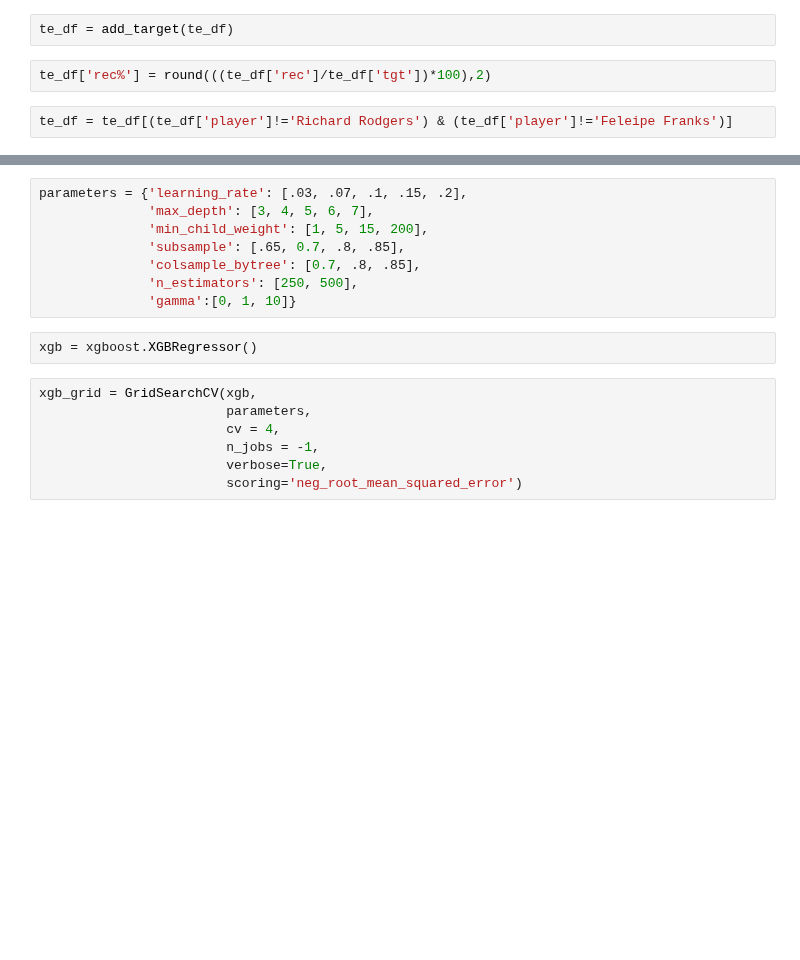
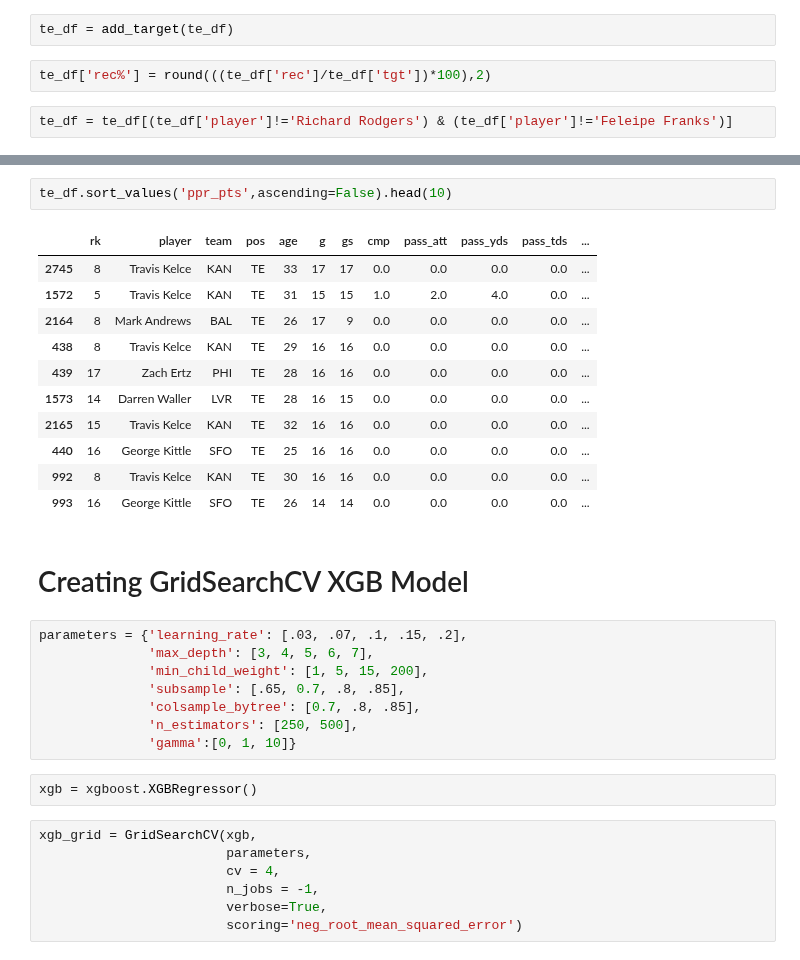
Before and after one commit to ffb-optimal-draft/ffb-draft-strategy, a Jupyter notebook: ian_modeling.ipynb, the cells around one changed output, grey strips where cells are left out. Drawn from its saved outputs; the diff is of its cells as text; blank space fills up the shorter version.

Commit message:
finalized modeling csvs

```diff
--- a/ian_modeling.ipynb
+++ b/ian_modeling.ipynb
@@ -136,3 +182,19 @@ te_df = te_df[(te_df['player']!='Richard Rodgers') & (te_df['player']!='Feleipe
+# %%
+te_df.sort_values('ppr_pts',ascending=False).head(10)
+# %% [output]
+|  | rk | player | team | pos | age | g | gs | cmp | pass_att | pass_yds | pass_tds | ... |
+| 2745 | 8 | Travis Kelce | KAN | TE | 33 | 17 | 17 | 0.0 | 0.0 | 0.0 | 0.0 | ... |
+| 1572 | 5 | Travis Kelce | KAN | TE | 31 | 15 | 15 | 1.0 | 2.0 | 4.0 | 0.0 | ... |
+| 2164 | 8 | Mark Andrews | BAL | TE | 26 | 17 | 9 | 0.0 | 0.0 | 0.0 | 0.0 | ... |
+| 438 | 8 | Travis Kelce | KAN | TE | 29 | 16 | 16 | 0.0 | 0.0 | 0.0 | 0.0 | ... |
+| 439 | 17 | Zach Ertz | PHI | TE | 28 | 16 | 16 | 0.0 | 0.0 | 0.0 | 0.0 | ... |
+| 1573 | 14 | Darren Waller | LVR | TE | 28 | 16 | 15 | 0.0 | 0.0 | 0.0 | 0.0 | ... |
+| 2165 | 15 | Travis Kelce | KAN | TE | 32 | 16 | 16 | 0.0 | 0.0 | 0.0 | 0.0 | ... |
+| 440 | 16 | George Kittle | SFO | TE | 25 | 16 | 16 | 0.0 | 0.0 | 0.0 | 0.0 | ... |
+| 992 | 8 | Travis Kelce | KAN | TE | 30 | 16 | 16 | 0.0 | 0.0 | 0.0 | 0.0 | ... |
+| 993 | 16 | George Kittle | SFO | TE | 26 | 14 | 14 | 0.0 | 0.0 | 0.0 | 0.0 | ... |
+# %% [markdown]
+# Creating GridSearchCV XGB Model
 # %%
 parameters = {'learning_rate': [.03, .07, .1, .15, .2],
               'max_depth': [3, 4, 5, 6, 7],
```
Also changed, not shown: parts of 71 cells of this notebook.
